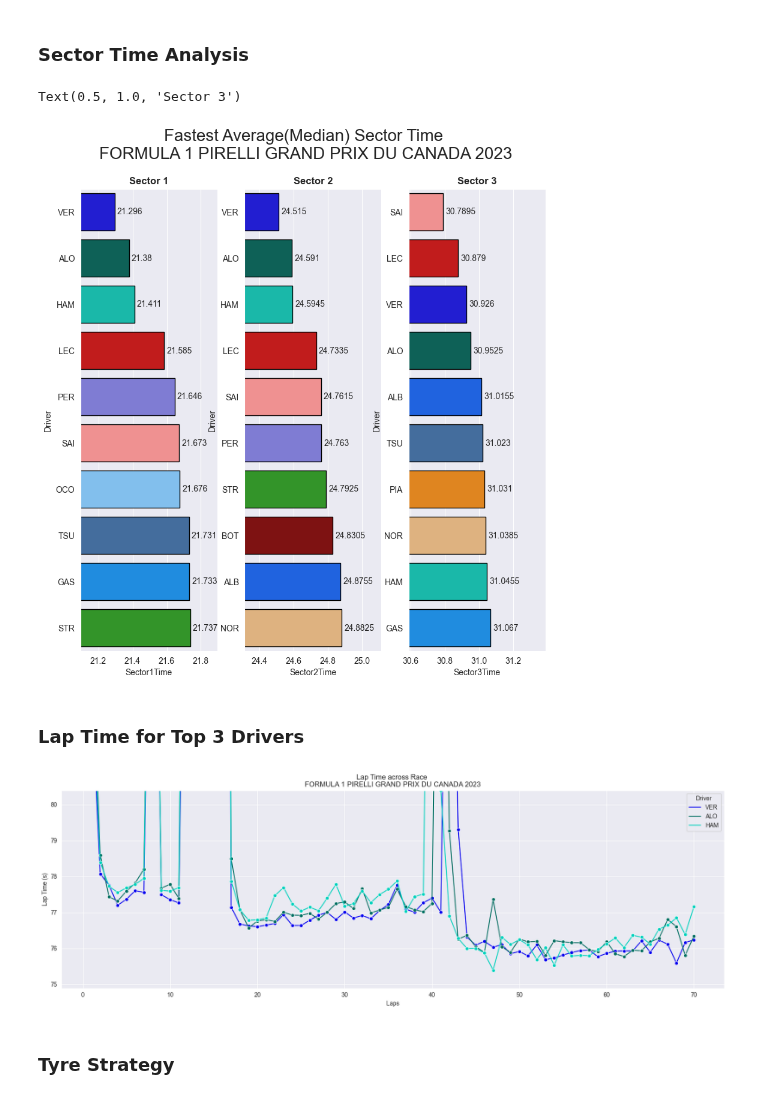
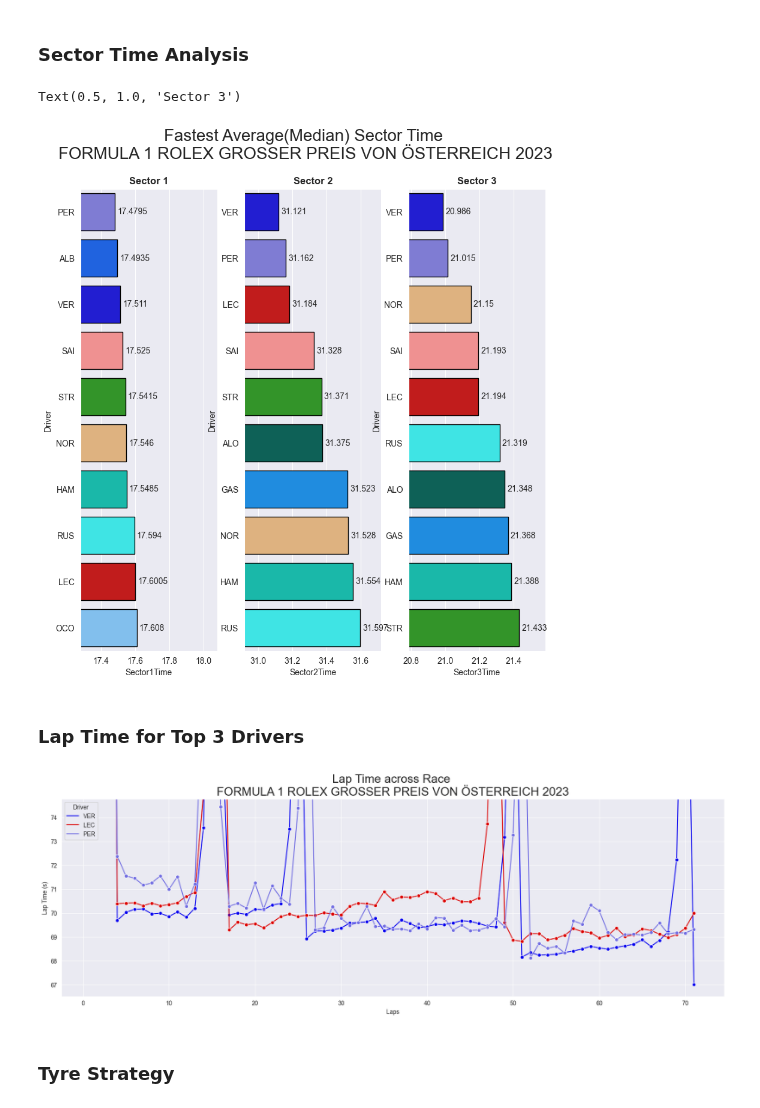
Before and after one commit to edmundhong/formula1-dataanalysis, a Jupyter notebook: Race Analysis.ipynb, the cells around one changed output. Cells and saved outputs as stored; diff of their text form; code cells hidden in the pictures.

```diff
--- a/Race Analysis.ipynb
+++ b/Race Analysis.ipynb
@@ -27,7 +27,7 @@ pd.set_option('display.max_columns', None)
 # %%
 # input session and year
 year = 2023
-session = 'Canada'
+session = 'Austria'
 
 # get session
 """
@@ -153,27 +155,29 @@ ax[2].set_xlim(top_10_sector3.Sector3Time[0]-0.2,top_10_sector3.Sector3Time[0]+0
 ax[2].set_title('Sector 3', fontweight="bold")
 # %% [output]
 Text(0.5, 1.0, 'Sector 3')
-[figure, old version]
+[figure, new version]
 # %% [markdown]
 ### Lap Time for Top 3 Drivers
 # %%
 # top 3 Drivers (based on final result)
 top_3_drivers = list(race.results.Abbreviation.iloc[:3])
 
 # data cleaning
 df_top3 = df.loc[df.Driver.isin(top_3_drivers),['LapTime','LapNumber','Driver']]
 df_top3 = df_top3.reset_index(drop=True)
 
 plt.figure(figsize=(20,6))
 sns.lineplot(df_top3, x=df_top3['LapNumber'], y=df_top3['LapTime'], marker = "o", hue=df_top3['Driver'], palette = driver_color)
 plt.ylabel('Lap Time (s)')
 plt.xlabel('Laps')
-plt.title('Lap Time across Race \n'+race_name)
+plt.title('Lap Time across Race \n'+race_name,  fontsize=20)
 if not rain:
     plt.ylim(min(df_top3.LapTime)-0.5, min(df_top3.LapTime)+5)
+else:
+    plt.ylim(min(df_top3.LapTime)-0.5, df_top3.LapTime.median()+5)
 plt.show()
 # %% [output]
-[figure, old version]
+[figure, new version]
 # %% [markdown]
 ### Tyre Strategy
 # %%
```
Also changed, not shown: parts of 8 cells of this notebook, 1 other file.
